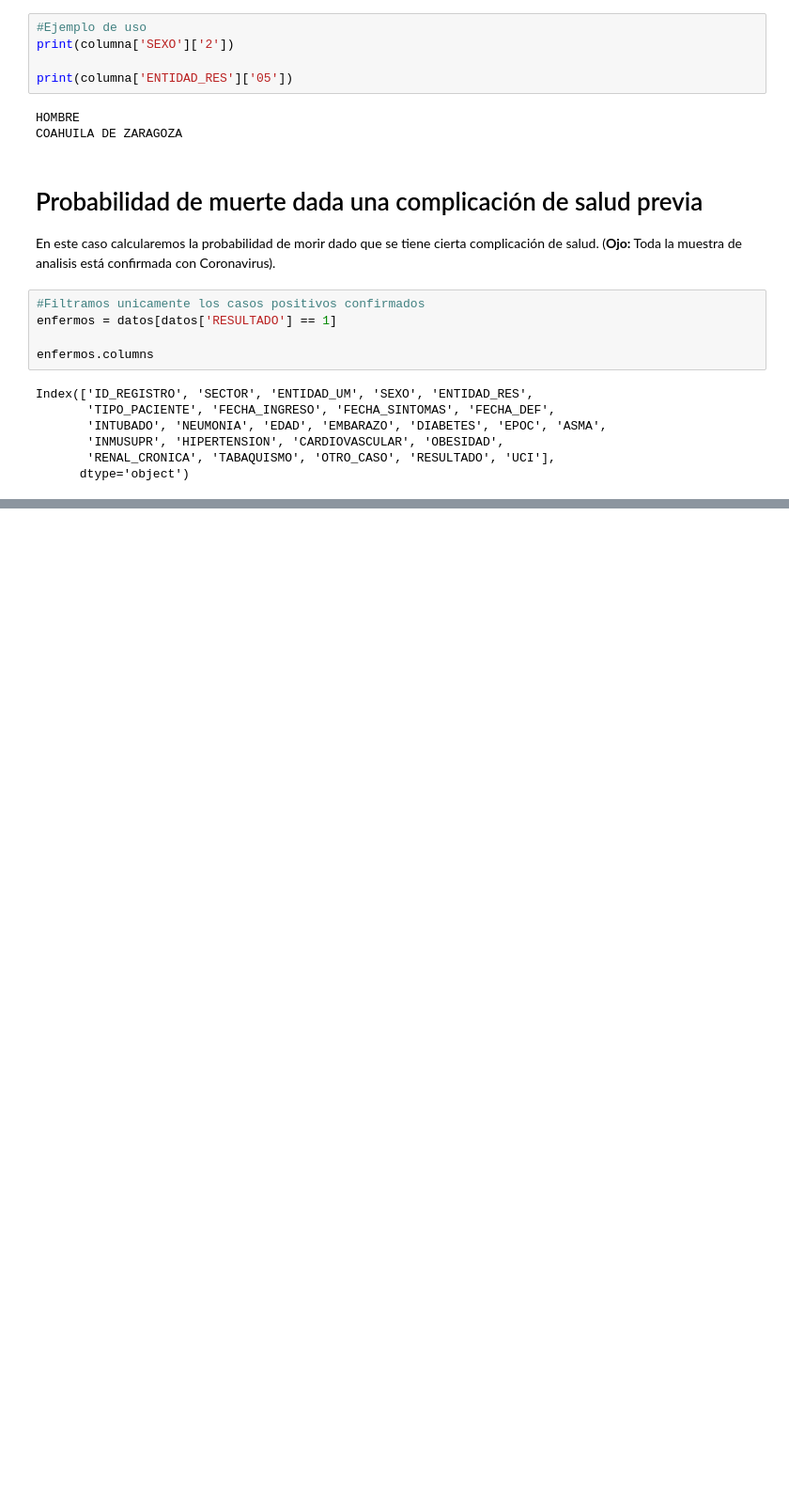
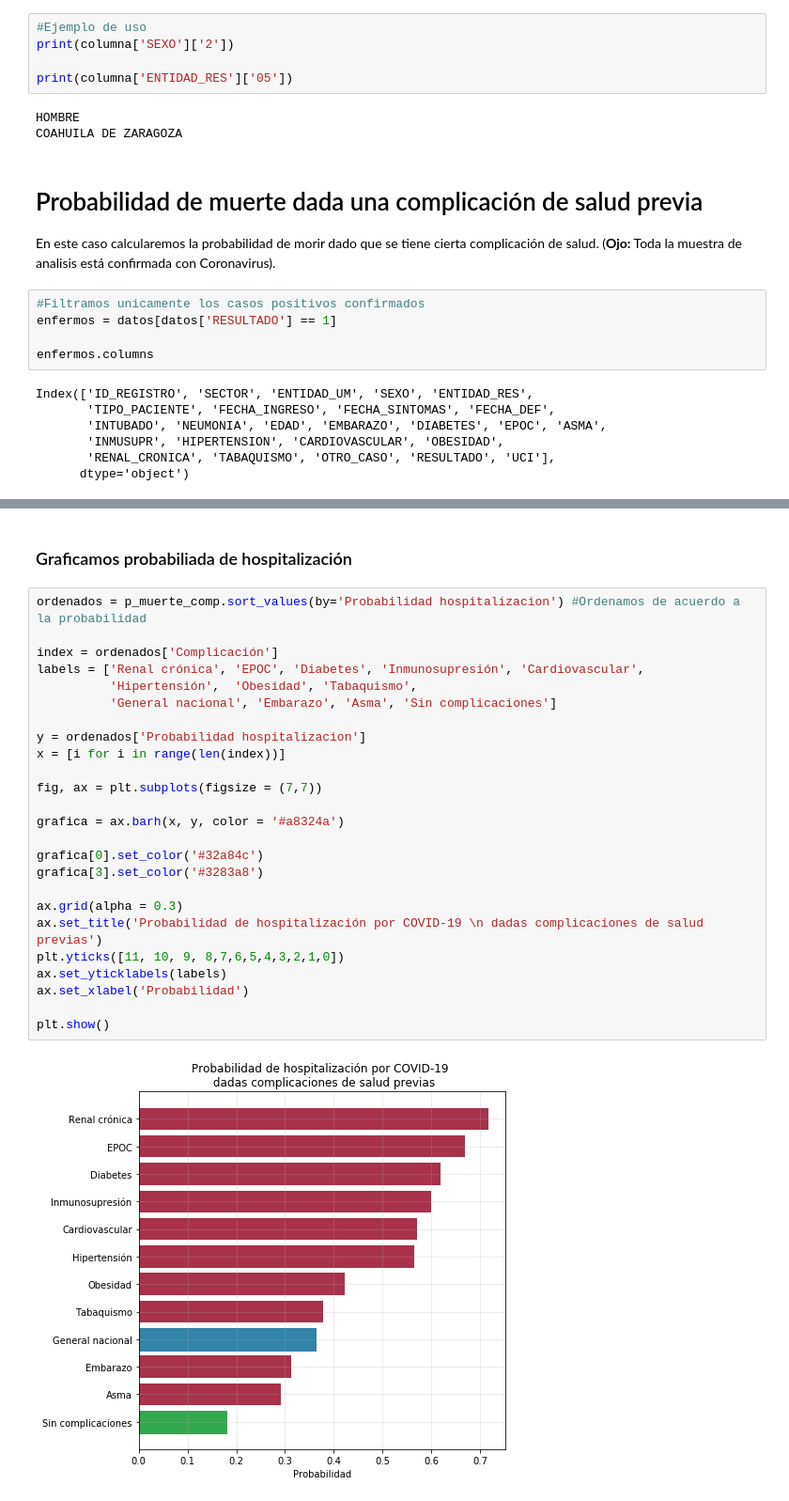
Before and after one commit to GabrielMissael/Covid_probabilidad, a Jupyter notebook: analiss.ipynb, the cells around one changed output, grey strips where cells are left out. Shown: that part at 94% size. Saved outputs shown, nothing was run; the diff lists cells and outputs as text; blank space fills up the shorter version.

```diff
--- a/analiss.ipynb
+++ b/analiss.ipynb
@@ -250 +266,30 @@ plt.show()
+# %% [markdown]
+### Graficamos probabiliada de hospitalización
+# %%
+ordenados = p_muerte_comp.sort_values(by='Probabilidad hospitalizacion') #Ordenamos de acuerdo a la probabilidad
+
+index = ordenados['Complicación']
+labels = ['Renal crónica', 'EPOC', 'Diabetes', 'Inmunosupresión', 'Cardiovascular',
+          'Hipertensión',  'Obesidad', 'Tabaquismo',
+          'General nacional', 'Embarazo', 'Asma', 'Sin complicaciones']
+
+y = ordenados['Probabilidad hospitalizacion']
+x = [i for i in range(len(index))]
+
+fig, ax = plt.subplots(figsize = (7,7))
+
+grafica = ax.barh(x, y, color = '#a8324a')
+
+grafica[0].set_color('#32a84c')
+grafica[3].set_color('#3283a8')
+
+ax.grid(alpha = 0.3)
+ax.set_title('Probabilidad de hospitalización por COVID-19 \n dadas complicaciones de salud previas')
+plt.yticks([11, 10, 9, 8,7,6,5,4,3,2,1,0])
+ax.set_yticklabels(labels)
+ax.set_xlabel('Probabilidad')
+
+plt.show()
+# %% [output]
+[figure, added]
 # %% [markdown]
```
Also changed, not shown: parts of 18 cells of this notebook.
